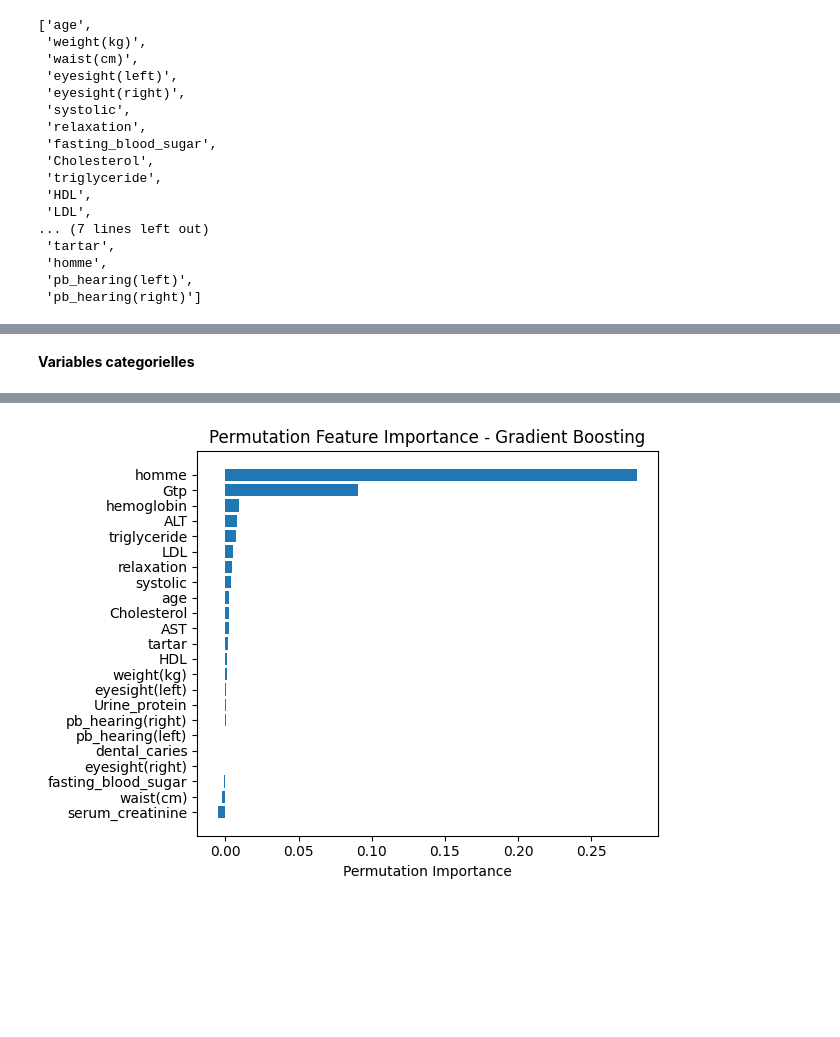
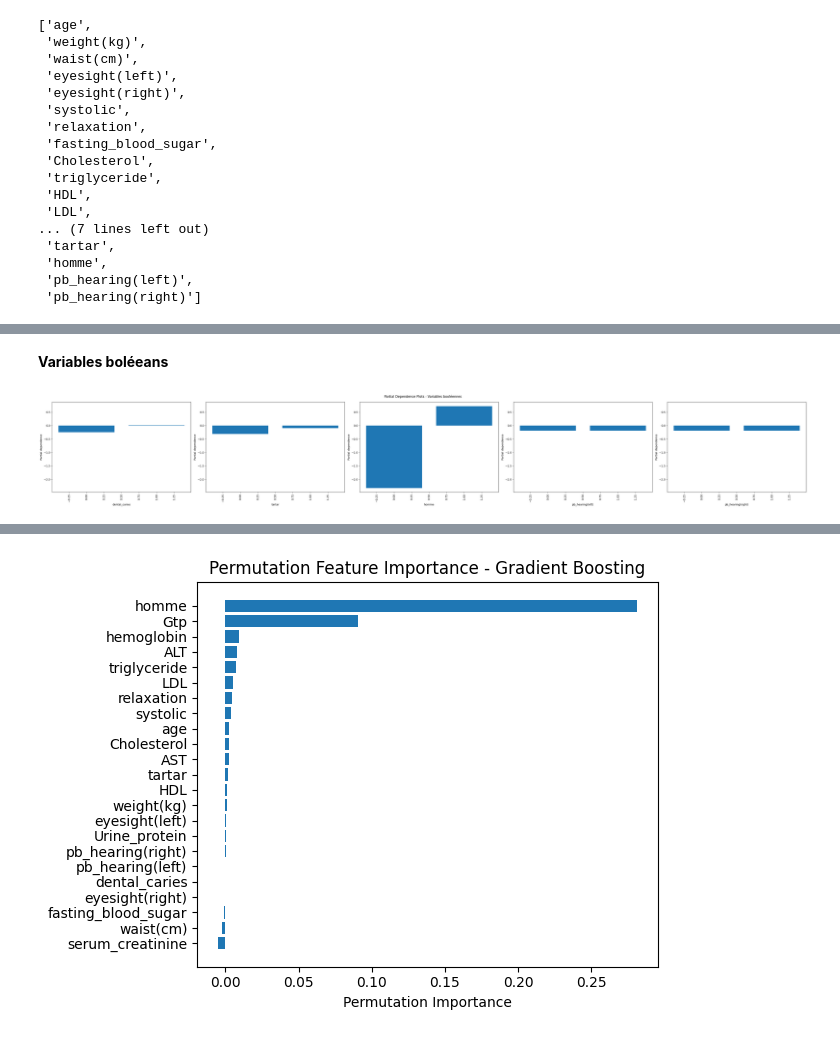
Before and after one commit to isabel6198/svm_tabac, a Jupyter notebook: notebooks/03_interpretation.ipynb, the cells around one changed output, grey strips where cells are left out. Saved outputs shown, nothing was run; the diff lists cells and outputs as text; code cells hidden in the pictures; blank space fills up the shorter version.

```diff
--- a/notebooks/03_interpretation.ipynb
+++ b/notebooks/03_interpretation.ipynb
@@ -234,2 +237,26 @@ NameError: name 'scaler' is not defined
 # %% [markdown]
-**Variables categorielles**
+**Variables boléeans**
+# %%
+
+
+# Construction de la liste des index dans l’ordre du preprocessing
+categorical_indices = [feature_names.index(var) for var in bool_cols]
+
+# Création du PDP
+fig, ax = plt.subplots(nrows=1, ncols=len(bool_cols), figsize=(8 * len(bool_cols), 6))
+
+PartialDependenceDisplay.from_estimator(
+    model,
+    X_test_prepared,
+    features=categorical_indices,
+    categorical_features=categorical_indices,
+    feature_names=feature_names,
+    kind="average",
+    ax=ax
+)
+
+plt.suptitle("Partial Dependence Plots - Variables booléennes")
+plt.tight_layout()
+plt.show()
+# %% [output]
+[figure, added]
```
Also changed, not shown: parts of 19 cells of this notebook.
